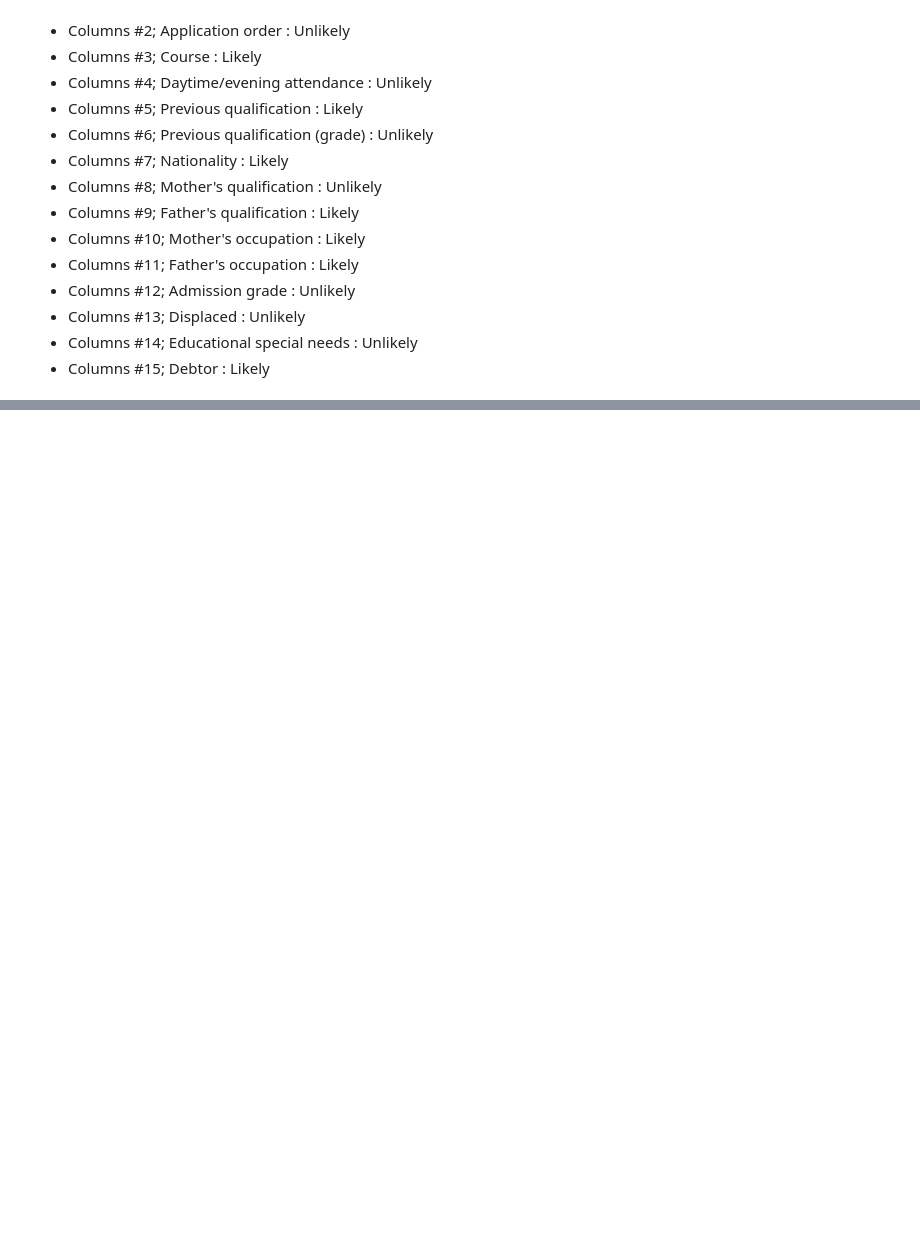
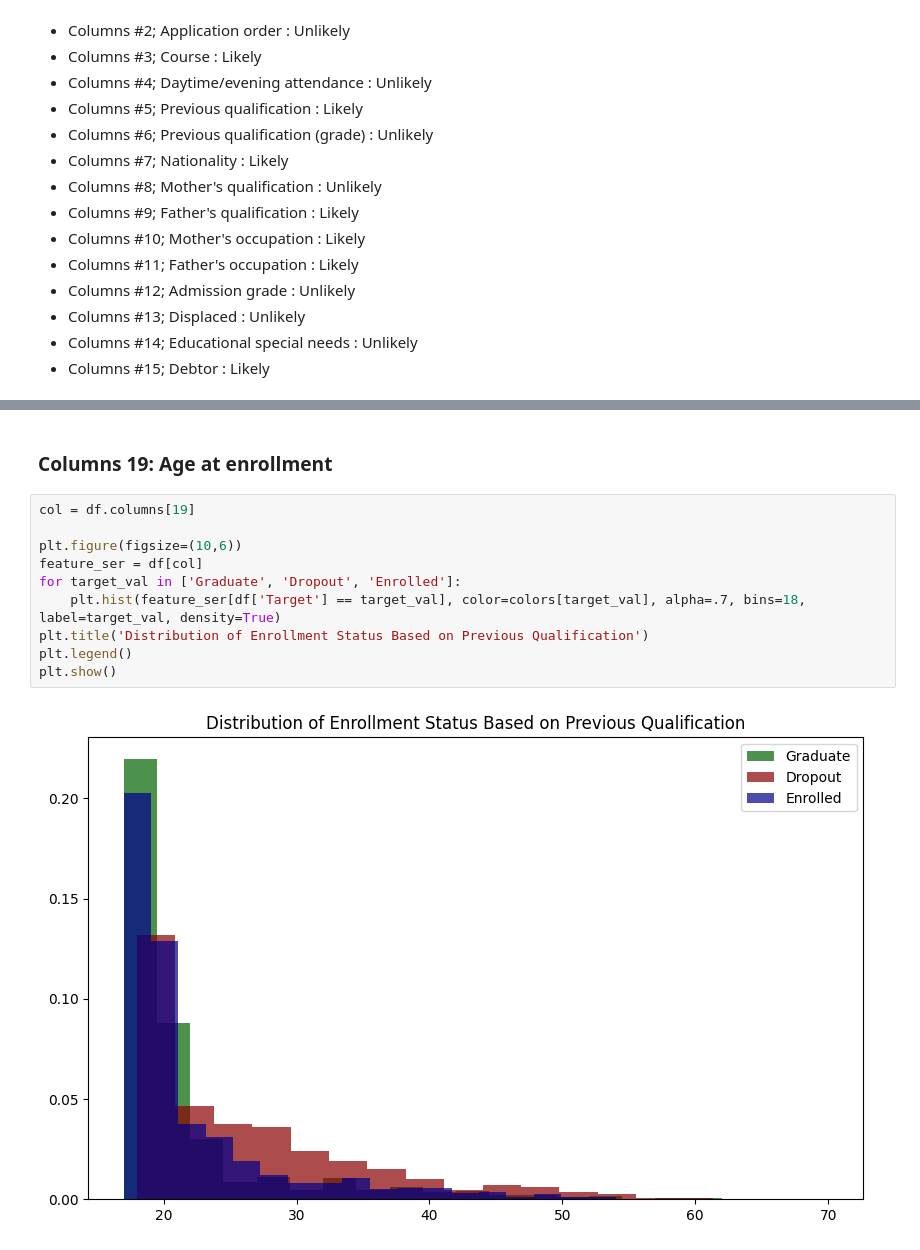
Before and after one commit to FishInAZ/MATH-189-Group-41, a Jupyter notebook: EDA_0-15_notebook.ipynb, the cells around one changed output, grey strips where cells are left out. Drawn from its saved outputs; the diff is of its cells as text; blank space fills up the shorter version.

```diff
--- a/EDA_0-15_notebook.ipynb
+++ b/EDA_0-15_notebook.ipynb
@@ -737,0 +891,14 @@ Very likely to be an influential feature
+# %% [markdown]
+### Columns 19: Age at enrollment
+# %%
+col = df.columns[19]
+
+plt.figure(figsize=(10,6))
+feature_ser = df[col]
+for target_val in ['Graduate', 'Dropout', 'Enrolled']:
+    plt.hist(feature_ser[df['Target'] == target_val], color=colors[target_val], alpha=.7, bins=18, label=target_val, density=True)
+plt.title('Distribution of Enrollment Status Based on Previous Qualification')
+plt.legend()
+plt.show()
+# %% [output]
+[figure, added]
```
Also changed, not shown: parts of 44 cells of this notebook.
